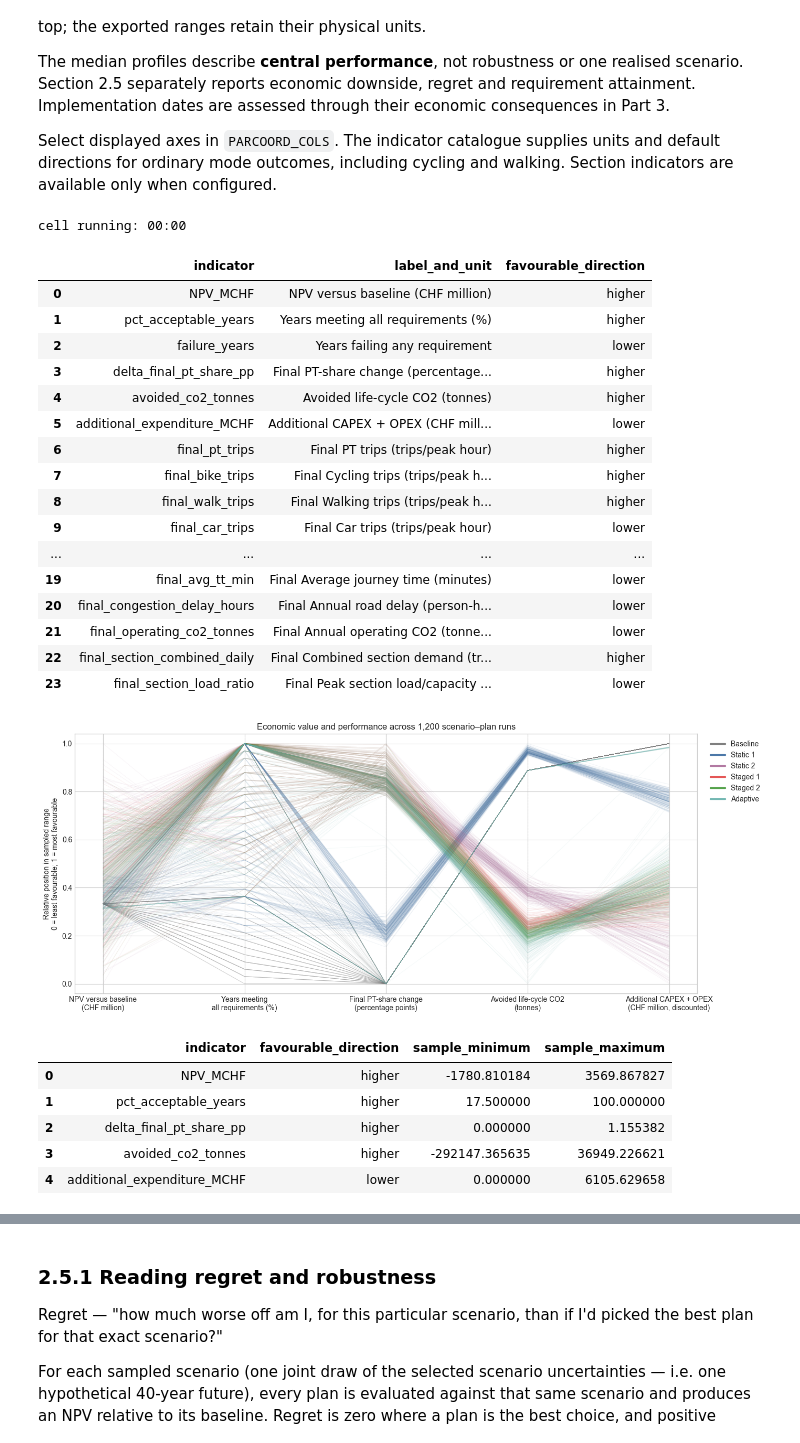
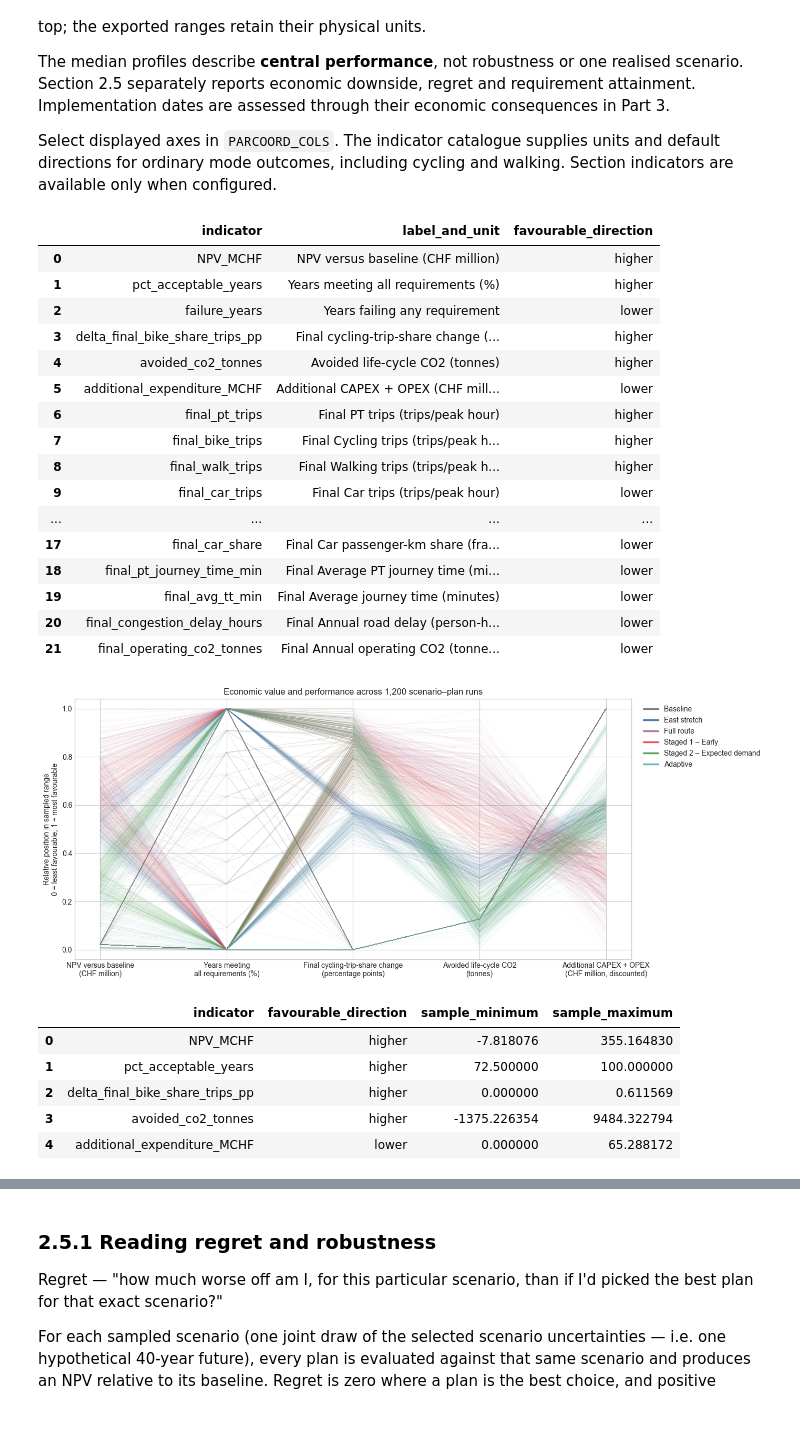
Before and after one commit to dmaure-ETHZ/IP-HS26-MehrSpur-CaseStudy-Domanyi-Londis-Maurer, a Jupyter notebook: notebooks/05_appraisal.ipynb, the cells around one changed output, grey strips where cells are left out. Saved outputs shown, nothing was run; the diff lists cells and outputs as text; code cells hidden in the pictures.

```diff
--- a/notebooks/05_appraisal.ipynb
+++ b/notebooks/05_appraisal.ipynb
@@ -574,14 +582,15 @@ USE_NB04_OUTPUTS = True
 N_SCENARIOS = 200                 # Standalone ensemble size.
 EXPERIMENT_SEED = 42              # Standalone seed; also fallback if NB04 is absent.
 SCENARIO_UNCERTAINTIES = ALL      # Standalone selection; use a list for a subset.
-UNCERTAINTY_SHAPES = {"EBIKE_SHARE": "logistic"} if "EBIKE_SHARE" in p.STRUCTURAL_UNCERTAINTIES else {}
+UNCERTAINTY_SHAPES = {name: "logistic" for name in ("EBIKE_SHARE", "CAR_CO2_KG_PER_VEHICLE_KM")
+                      if name in p.STRUCTURAL_UNCERTAINTIES}
 TRIGGER_OVERRIDES = {
     # "TRIGGER1_MONITORING_INDICATOR": "bike_trips",
     # "TRIGGER1_THRESHOLD": 10_000,
 }
 # Standalone requirements. Imported NB04 requirements replace these defaults.
 PERFORMANCE_REQUIREMENTS = [
-    {"indicator": "pt_share", "operator": ">", "threshold": 0.35, "start_year": 20},
+    {"indicator": "bike_share_trips", "operator": ">=", "threshold": 0.22, "start_year": 30},
 ]
 ANALYSIS_PARAMS = {**p.NOMINAL_PARAMS, **TRIGGER_OVERRIDES}
 for package in (1, 2):
@@ -594,6 +603,8 @@ if section["active"] and section["mode"] == "PT" and section["crowding_enabled"]
 
 _check_nb03_schema()
 NB04_EXPERIMENT = _load_nb04_experiment() if USE_NB04_OUTPUTS else None
+if USE_NB04_OUTPUTS and NB04_EXPERIMENT is None:
+    raise ValueError("NB04 handover was requested but no experiment exists. Prepare NB04 or explicitly choose standalone mode.")
 if NB04_EXPERIMENT is not None:
     saved = NB04_EXPERIMENT
     SAMPLED_NAMES = saved["names"]
@@ -695,8 +704,8 @@ ADAPTIVE_PLAN = next((name for name, spec in PLAN_SPECS.items()
                       if any((spec.get(key) or {}).get("type") == "trigger"
                              for key in ("to1", "to2"))), None)
 # Set ADAPTIVE_PLAN to another plan key if your project has several adaptive rules.
-PLAN_LABELS = {"baseline": "Baseline", "static1": "Static 1", "static2": "Static 2",
-               "staged1": "Staged 1", "staged2": "Staged 2"}  # Optional short display names.
+PLAN_LABELS = {"baseline": "Baseline", "static1": "East stretch", "static2": "Full route",
+               "staged1": "Staged 1 – Early", "staged2": "Staged 2 – Expected demand"}  # Optional short display names.
 if ADAPTIVE_PLAN is not None:
     PLAN_LABELS.setdefault(ADAPTIVE_PLAN, "Adaptive")
 
@@ -1058,8 +1140,8 @@ if not 0 < TOTAL_BENEFIT_ERROR_LIMIT < 1:
     raise ValueError("TOTAL_BENEFIT_ERROR_LIMIT must be a fraction between 0 and 1.")
 
 gp_appraisal_validation = transport_emulator.manifest.get("validation", {}).get("paired_appraisal")
-_saved_audit_path = RESULTS_DIR / "05_gp_appraisal_validation.json"
-if gp_appraisal_validation is None and _saved_audit_path.exists():
+_saved_audit_path = PROJECT_ROOT / "results" / "05_gp_appraisal_validation.json"
+if _saved_audit_path.exists():
     gp_appraisal_validation = json.loads(_saved_audit_path.read_text(encoding="utf-8"))
 if RECHECK_GP_APPRAISAL:
     from surrogate_model.validate_surrogate_appraisal import validate as validate_gp_appraisal
@@ -1340,7 +1461,7 @@ comp_labels = {
     'NPV_pt_acc_MCHF':      'Additional Rail Accident Cost',
     'NPV_construction_co2_MCHF': 'Construction CO2 Cost',
     'NPV_residual_MCHF':    'Terminal Residual Value',
-    'NPV_inv_MCHF':         'Capital Investment Cost (CAPEX)',
+    'NPV_inv_MCHF':         'Capital Investment + Option Premiums',
     'NPV_op_MCHF':          'Operating & Maint. Cost (OPEX)',
 }
 
@@ -1482,4 +1603,18 @@ export_table(full_display, "05_npv_component_breakdown", index=True)
 export_table(plotted_components.rename(columns=plot_labels), "05_npv_component_plot_groups", index=True)
 export_table(pd.concat([df[["scenario", "plan"]], report_components], axis=1),
              "05_npv_components_by_benefit", index=False)
+
+agency_costs = traj_df.groupby(["scenario", "plan"])[["inv_cost", "op_cost", "upfront_cost"]].sum()
+# Use the saved year-specific discount rate for annual CAPEX/OPEX; premiums remain time zero.
+agency_annual = traj_df.assign(
+    construction_capex_pv=traj_df.inv_cost * (1 + traj_df.discount_rate) ** -traj_df.year,
+    opex_pv=traj_df.op_cost * (1 + traj_df.discount_rate) ** -traj_df.year)
+agency_separated = agency_annual.groupby(["scenario", "plan"])[
+    ["construction_capex_pv", "opex_pv", "upfront_cost"]].sum() / 1e6
+agency_separated = agency_separated.reindex(pd.MultiIndex.from_frame(df[["scenario", "plan"]]))
+assert np.allclose(agency_separated.construction_capex_pv + agency_separated.upfront_cost, df.NPC_inv_MCHF)
+assert np.allclose(agency_separated.opex_pv, df.NPC_op_MCHF)
+agency_separated["terminal_residual_credit_MCHF"] = -df.NPC_residual_MCHF.to_numpy()
+display(agency_separated.groupby("plan").mean().rename(index=plan_label).round(3))
+export_table(agency_separated, "05_agency_costs_separated", index=True)
 # %% [output]
@@ -1579,18 +1720,18 @@ The median profiles describe **central performance**, not robustness or one real
 Select displayed axes in `PARCOORD_COLS`. The indicator catalogue supplies units and default directions for ordinary mode outcomes, including cycling and walking. Section indicators are available only when configured.
 # %%
 # Select displayed indicators and the favourable direction for each one.
-PARCOORD_COLS = ["NPV_MCHF", "pct_acceptable_years", "delta_final_pt_share_pp",
+PARCOORD_COLS = ["NPV_MCHF", "pct_acceptable_years", "delta_final_bike_share_trips_pp",
                  "avoided_co2_tonnes", "additional_expenditure_MCHF"]
 PARCOORD_DIRECTIONS = {
     "NPV_MCHF": "higher", "pct_acceptable_years": "higher",
-    "failure_years": "lower", "delta_final_pt_share_pp": "higher",
+    "failure_years": "lower", "delta_final_bike_share_trips_pp": "higher",
     "avoided_co2_tonnes": "higher", "additional_expenditure_MCHF": "lower",
 }
 PARCOORD_LABELS_BY_COLUMN = {
     "NPV_MCHF": "NPV versus baseline\n(CHF million)",
     "pct_acceptable_years": "Years meeting\nall requirements (%)",
     "failure_years": "Years failing\nany requirement",
-    "delta_final_pt_share_pp": "Final PT-share change\n(percentage points)",
+    "delta_final_bike_share_trips_pp": "Final cycling-trip-share change\n(percentage points)",
     "avoided_co2_tonnes": "Avoided life-cycle CO2\n(tonnes)",
     "additional_expenditure_MCHF": "Additional CAPEX + OPEX\n(CHF million, discounted)",
 }
@@ -1600,8 +1741,8 @@ for name, specification in ANNUAL_DISPLAY_INDICATORS.items():
     PARCOORD_LABELS_BY_COLUMN.setdefault(column,
         f'Final {specification["label"]}\n({specification["unit"]})')
 baseline_rows = df.loc[df.plan.eq("baseline")].set_index("scenario")
-if "final_pt_share" in df:
-    df["delta_final_pt_share_pp"] = 100 * (df.final_pt_share - df.scenario.map(baseline_rows.final_pt_share))
+if "final_bike_share_trips" in df:
+    df["delta_final_bike_share_trips_pp"] = 100 * (df.final_bike_share_trips - df.scenario.map(baseline_rows.final_bike_share_trips))
 if "total_co2_tonnes" in df:
     df["avoided_co2_tonnes"] = df.scenario.map(baseline_rows.total_co2_tonnes) - df.total_co2_tonnes
 df["additional_expenditure_MCHF"] = sum(
@@ -1648,44 +1789,43 @@ ax.set(xticks=x_pos, xticklabels=PARCOORD_LABELS, ylim=(-0.04, 1.04),
        ylabel="Relative position in sampled range\n0 = least favourable; 1 = most favourable",
        title=f"Economic value and performance across {len(df):,} scenario–plan runs")
 handles = [plt.Line2D([0], [0], color=COLORS[plan], linewidth=2.5) for plan in DISPLAY_PLANS]
 ax.legend(handles, [plan_label(plan) for plan in DISPLAY_PLANS], loc="upper left", bbox_to_anchor=(1.01, 1))
 fig.tight_layout()
 save_figure(FIGURES_DIR / "05_parcoords_runs.png")
 plt.show()
 axis_definitions = pd.DataFrame([
     {"indicator": column, "favourable_direction": PARCOORD_DIRECTIONS[column],
      "sample_minimum": norm_bounds[column][0], "sample_maximum": norm_bounds[column][1]}
     for column in PARCOORD_COLS
 ])
 display(axis_definitions)
 export_table(axis_definitions, "05_parcoords_axes")
 export_table(df[["scenario", "plan", *PARCOORD_COLS]], "05_parcoords_values")
 # %% [output]
-cell running: 00:00
 |  | indicator | label_and_unit | favourable_direction |
 | 0 | NPV_MCHF | NPV versus baseline (CHF million) | higher |
 | 1 | pct_acceptable_years | Years meeting all requirements (%) | higher |
 | 2 | failure_years | Years failing any requirement | lower |
-| 3 | delta_final_pt_share_pp | Final PT-share change (percentage... | higher |
+| 3 | delta_final_bike_share_trips_pp | Final cycling-trip-share change (... | higher |
 | 4 | avoided_co2_tonnes | Avoided life-cycle CO2 (tonnes) | higher |
 | 5 | additional_expenditure_MCHF | Additional CAPEX + OPEX (CHF mill... | lower |
 | 6 | final_pt_trips | Final PT trips (trips/peak hour) | higher |
 | 7 | final_bike_trips | Final Cycling trips (trips/peak h... | higher |
 | 8 | final_walk_trips | Final Walking trips (trips/peak h... | higher |
 | 9 | final_car_trips | Final Car trips (trips/peak hour) | lower |
 | ... | ... | ... | ... |
+| 17 | final_car_share | Final Car passenger-km share (fra... | lower |
+| 18 | final_pt_journey_time_min | Final Average PT journey time (mi... | lower |
 | 19 | final_avg_tt_min | Final Average journey time (minutes) | lower |
 | 20 | final_congestion_delay_hours | Final Annual road delay (person-h... | lower |
 | 21 | final_operating_co2_tonnes | Final Annual operating CO2 (tonne... | lower |
-| 22 | final_section_combined_daily | Final Combined section demand (tr... | higher |
-| 23 | final_section_load_ratio | Final Peak section load/capacity ... | lower |
-[figure, old version]
+[figure, new version]
 |  | indicator | favourable_direction | sample_minimum | sample_maximum |
-| 0 | NPV_MCHF | higher | -1780.810184 | 3569.867827 |
-| 1 | pct_acceptable_years | higher | 17.500000 | 100.000000 |
-| 2 | delta_final_pt_share_pp | higher | 0.000000 | 1.155382 |
-| 3 | avoided_co2_tonnes | higher | -292147.365635 | 36949.226621 |
-| 4 | additional_expenditure_MCHF | lower | 0.000000 | 6105.629658 |
+| 0 | NPV_MCHF | higher | -7.818076 | 355.164830 |
+| 1 | pct_acceptable_years | higher | 72.500000 | 100.000000 |
+| 2 | delta_final_bike_share_trips_pp | higher | 0.000000 | 0.611569 |
+| 3 | avoided_co2_tonnes | higher | -1375.226354 | 9484.322794 |
+| 4 | additional_expenditure_MCHF | lower | 0.000000 | 65.288172 |
 # %%
 fig, ax = plt.subplots(figsize=(14, 5.8))
 for plan in DISPLAY_PLANS:
```
Also changed, not shown: parts of 20 cells of this notebook, 43 other files.
